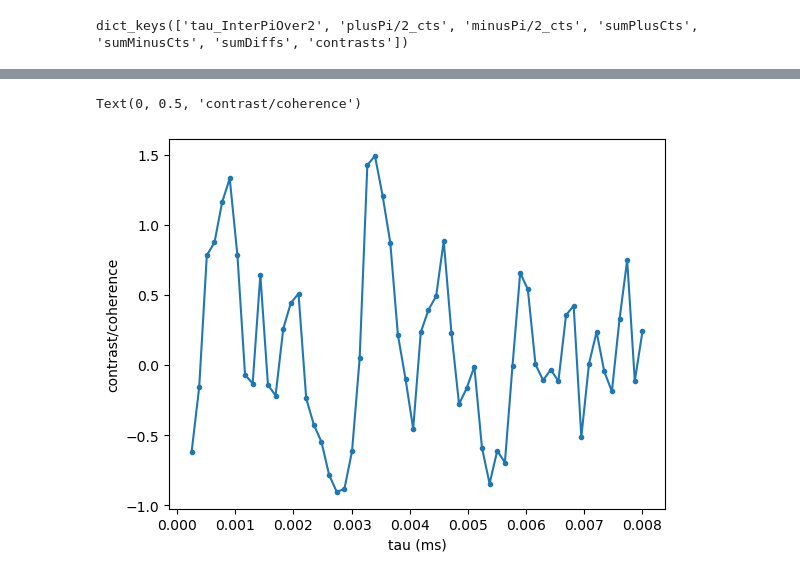
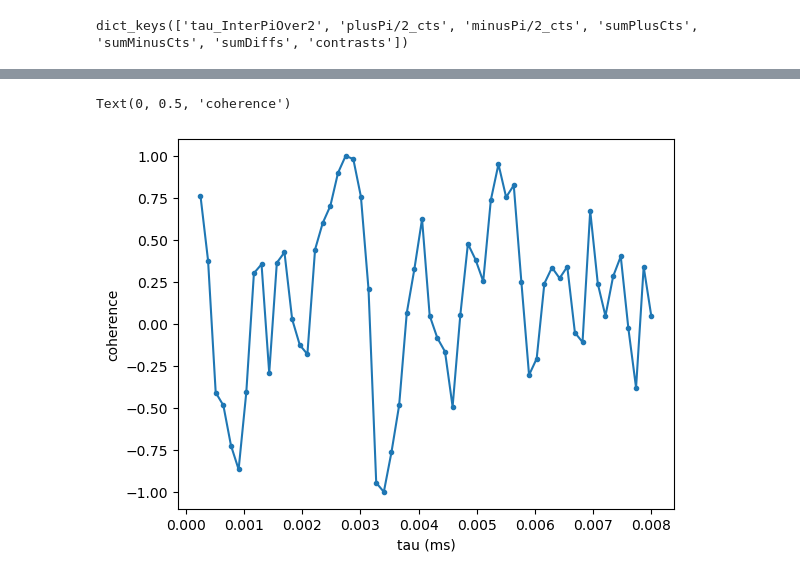
Before and after one commit to pabigail/nuclear-spin-recovery, a Jupyter notebook: look_at_exp_data.ipynb, the cells around one changed output, grey strips where cells are left out. Drawn from its saved outputs; the diff is of its cells as text; code cells hidden in the pictures.

```diff
--- a/look_at_exp_data.ipynb
+++ b/look_at_exp_data.ipynb
@@ -125,10 +30,13 @@ robust_norm_coherence = robust_normalize_contrast(contrast)
-# %%
-plt.plot(np.array(xy4_data['datasets']['tau_InterPiOver2'])/1e6, robust_norm_coherence, '.-')
-plt.xlabel('tau (ms)')
-plt.ylabel('contrast/coherence')
-# %% [output]
-Text(0, 0.5, 'contrast/coherence')
-[figure, removed]
+# %%
+scaling = 2/(max(contrast) - min(contrast))
+coherence = -(contrast-min(contrast))*scaling+1
+# %%
+plt.plot(tau, coherence, '.-')
+plt.xlabel('tau (ms)')
+plt.ylabel('coherence')
+# %% [output]
+Text(0, 0.5, 'coherence')
+[figure, added]
 # %%
 with open('exp_data/XY4_exp1_time.pkl', 'wb') as file:
     pkl.dump(np.array(xy4_data['datasets']['tau_InterPiOver2'])/1e6, file)
```
Also changed, not shown: parts of 7 cells of this notebook, 3 other files.
